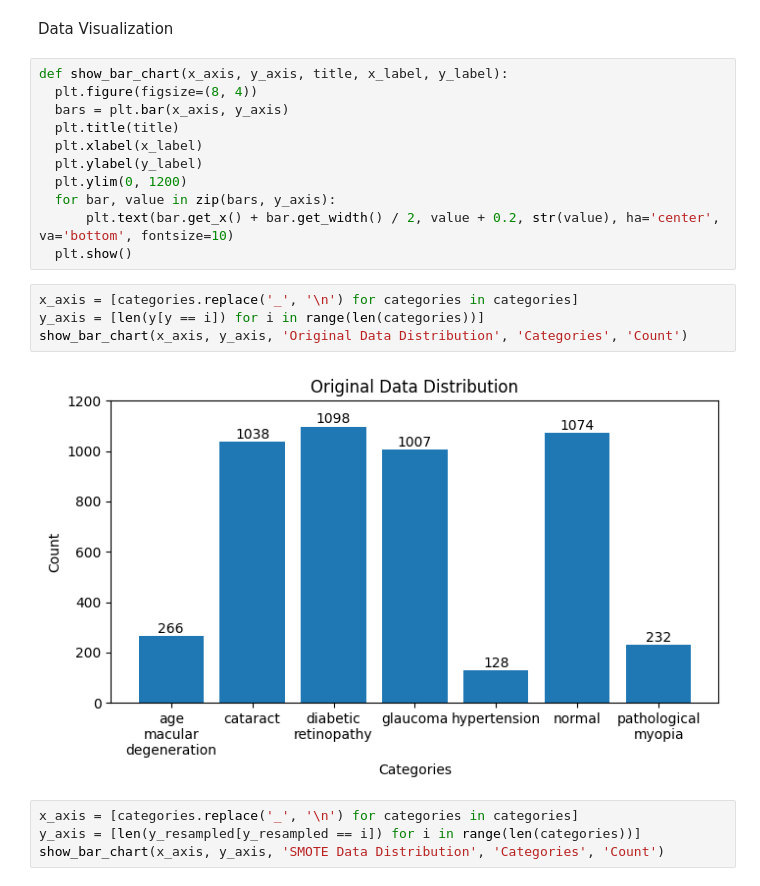
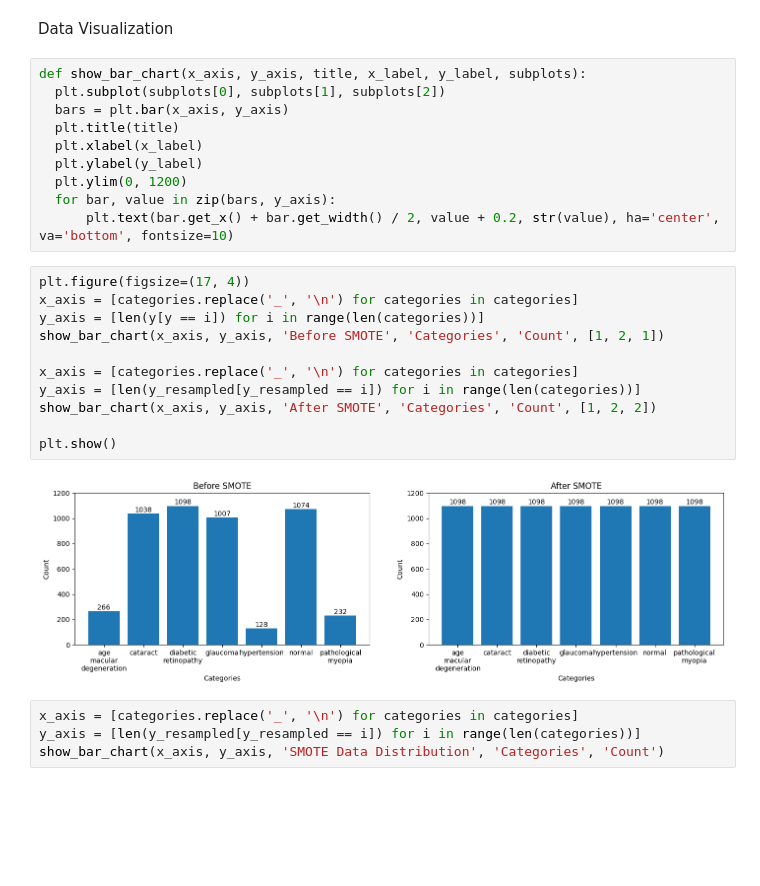
Before and after one commit to dave-andrew/Ocular-Disease-Recognition, a Jupyter notebook: codes/vgg_16.ipynb, the cells around one changed output. Drawn from its saved outputs; the diff is of its cells as text; blank space fills up the shorter version.

Commit message:
Image

```diff
--- a/codes/vgg_16.ipynb
+++ b/codes/vgg_16.ipynb
@@ -129,8 +129,8 @@ x_normalized = np.array(downsampled_images).astype(np.float32) / 255.0
 # %% [markdown]
 Data Visualization
 # %%
-def show_bar_chart(x_axis, y_axis, title, x_label, y_label):
-  plt.figure(figsize=(8, 4))
+def show_bar_chart(x_axis, y_axis, title, x_label, y_label, subplots):
+  plt.subplot(subplots[0], subplots[1], subplots[2])
   bars = plt.bar(x_axis, y_axis)
   plt.title(title)
   plt.xlabel(x_label)
@@ -138,13 +138,19 @@ def show_bar_chart(x_axis, y_axis, title, x_label, y_label):
   plt.ylim(0, 1200)
   for bar, value in zip(bars, y_axis):
       plt.text(bar.get_x() + bar.get_width() / 2, value + 0.2, str(value), ha='center', va='bottom', fontsize=10)
-  plt.show()
 # %%
+plt.figure(figsize=(17, 4))
 x_axis = [categories.replace('_', '\n') for categories in categories]
 y_axis = [len(y[y == i]) for i in range(len(categories))]
-show_bar_chart(x_axis, y_axis, 'Original Data Distribution', 'Categories', 'Count')
+show_bar_chart(x_axis, y_axis, 'Before SMOTE', 'Categories', 'Count', [1, 2, 1])
+
+x_axis = [categories.replace('_', '\n') for categories in categories]
+y_axis = [len(y_resampled[y_resampled == i]) for i in range(len(categories))]
+show_bar_chart(x_axis, y_axis, 'After SMOTE', 'Categories', 'Count', [1, 2, 2])
+
+plt.show()
 # %% [output]
-[figure, old version]
+[figure, new version]
 # %%
 x_axis = [categories.replace('_', '\n') for categories in categories]
 y_axis = [len(y_resampled[y_resampled == i]) for i in range(len(categories))]
```
Also changed, not shown: parts of 2 cells of this notebook, 1 other file.
